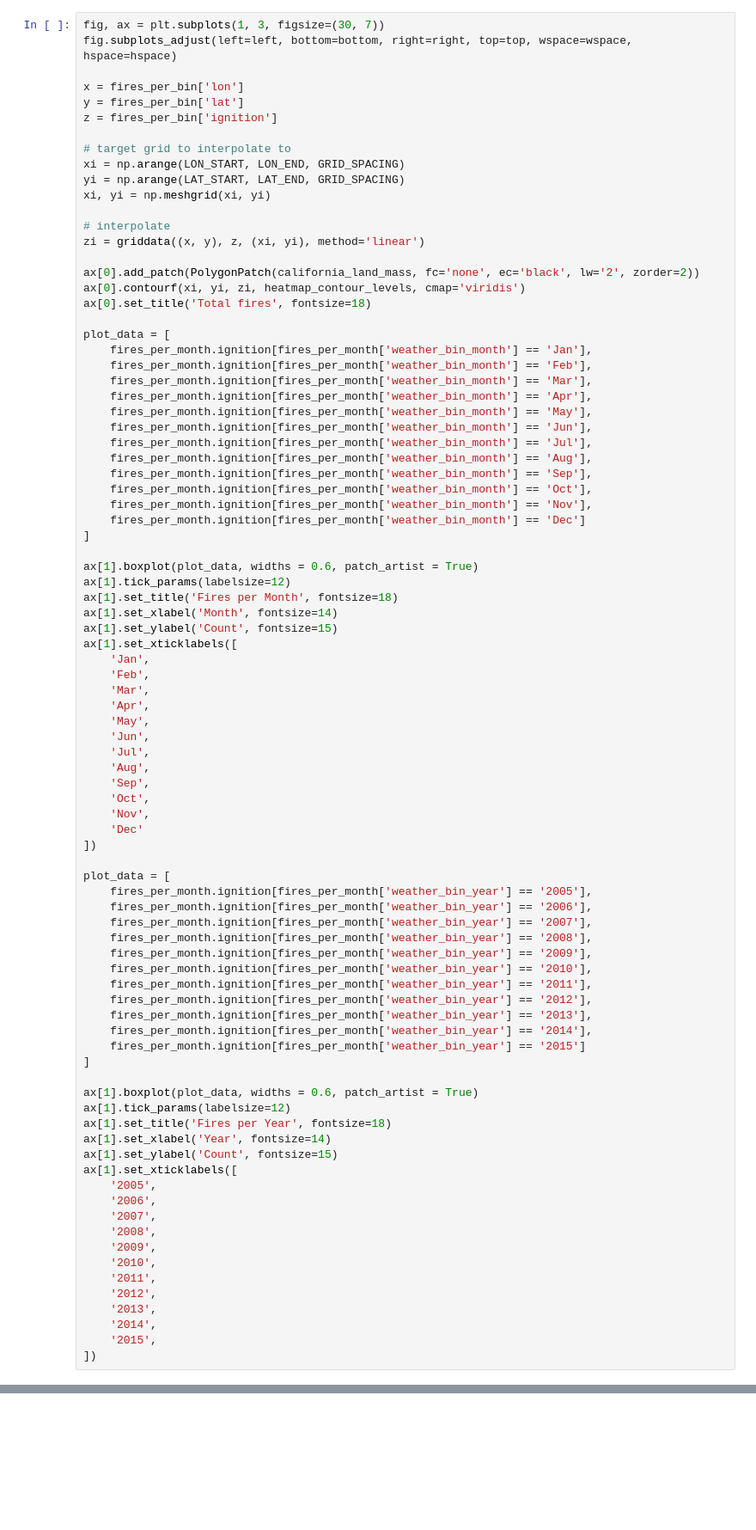
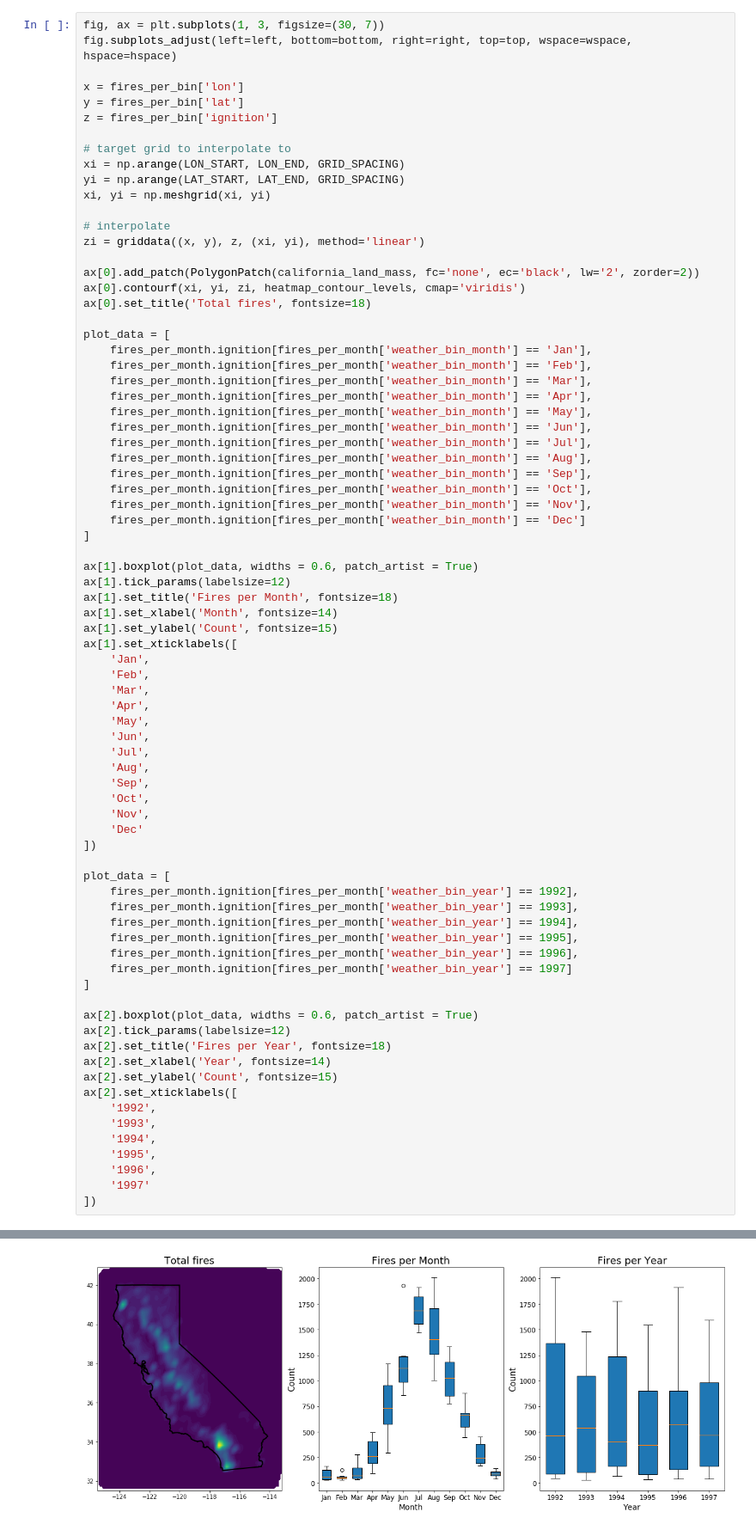
Before and after one commit to aristyogresearch/wildfire, a Jupyter notebook: notebooks/training_data_exploration.ipynb, the cells around one changed output, grey strips where cells are left out. Shown at 86% size. Drawn from its saved outputs; the diff is of its cells as text; blank space fills up the shorter version.

```diff
--- a/notebooks/training_data_exploration.ipynb
+++ b/notebooks/training_data_exploration.ipynb
@@ -250,34 +296,25 @@ ax[1].set_xticklabels([
 ])
 
 plot_data = [
-    fires_per_month.ignition[fires_per_month['weather_bin_year'] == '2005'],
-    fires_per_month.ignition[fires_per_month['weather_bin_year'] == '2006'],
-    fires_per_month.ignition[fires_per_month['weather_bin_year'] == '2007'],
-    fires_per_month.ignition[fires_per_month['weather_bin_year'] == '2008'],
-    fires_per_month.ignition[fires_per_month['weather_bin_year'] == '2009'],
-    fires_per_month.ignition[fires_per_month['weather_bin_year'] == '2010'],
-    fires_per_month.ignition[fires_per_month['weather_bin_year'] == '2011'],
-    fires_per_month.ignition[fires_per_month['weather_bin_year'] == '2012'],
-    fires_per_month.ignition[fires_per_month['weather_bin_year'] == '2013'],
-    fires_per_month.ignition[fires_per_month['weather_bin_year'] == '2014'],
-    fires_per_month.ignition[fires_per_month['weather_bin_year'] == '2015']
+    fires_per_month.ignition[fires_per_month['weather_bin_year'] == 1992],
+    fires_per_month.ignition[fires_per_month['weather_bin_year'] == 1993],
+    fires_per_month.ignition[fires_per_month['weather_bin_year'] == 1994],
+    fires_per_month.ignition[fires_per_month['weather_bin_year'] == 1995],
+    fires_per_month.ignition[fires_per_month['weather_bin_year'] == 1996],
+    fires_per_month.ignition[fires_per_month['weather_bin_year'] == 1997]
 ]
 
-ax[1].boxplot(plot_data, widths = 0.6, patch_artist = True)
-ax[1].tick_params(labelsize=12)
-ax[1].set_title('Fires per Year', fontsize=18)
-ax[1].set_xlabel('Year', fontsize=14)
-ax[1].set_ylabel('Count', fontsize=15)
-ax[1].set_xticklabels([
-    '2005',
-    '2006',
-    '2007',
-    '2008',
-    '2009',
-    '2010',
-    '2011',
-    '2012',
-    '2013',
-    '2014',
-    '2015',
+ax[2].boxplot(plot_data, widths = 0.6, patch_artist = True)
+ax[2].tick_params(labelsize=12)
+ax[2].set_title('Fires per Year', fontsize=18)
+ax[2].set_xlabel('Year', fontsize=14)
+ax[2].set_ylabel('Count', fontsize=15)
+ax[2].set_xticklabels([
+    '1992',
+    '1993',
+    '1994',
+    '1995',
+    '1996',
+    '1997'
 ])
+# %% [output]
@@ -284,3 +327,4 @@ ax[1].set_xticklabels([
+[figure, added]
 # %%
 xlabels = weather_variable_labels
 ylabels = ['Cumulative fraction observations'] * len(xlabels)
```
Also changed, not shown: parts of 11 cells of this notebook, 3 other files.
